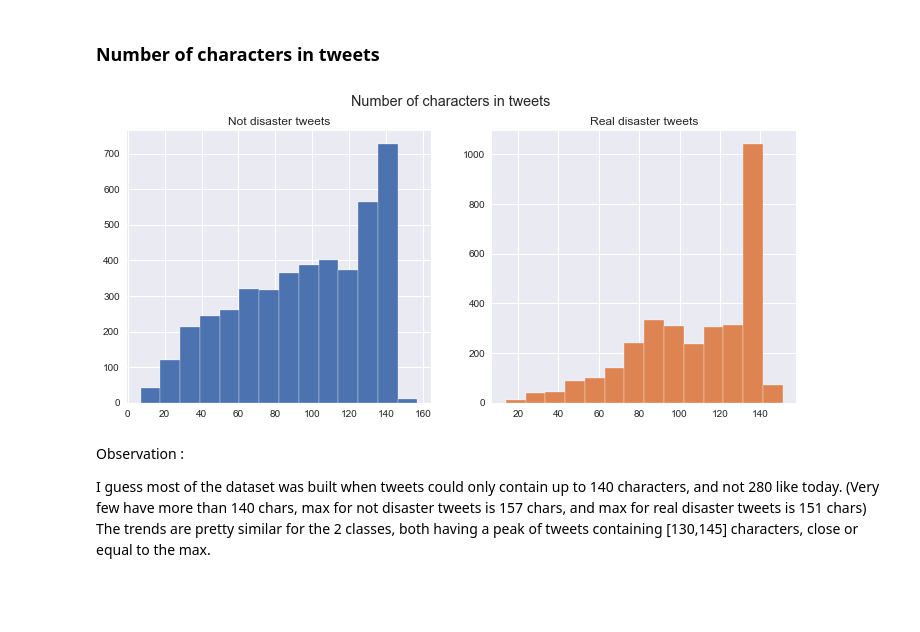
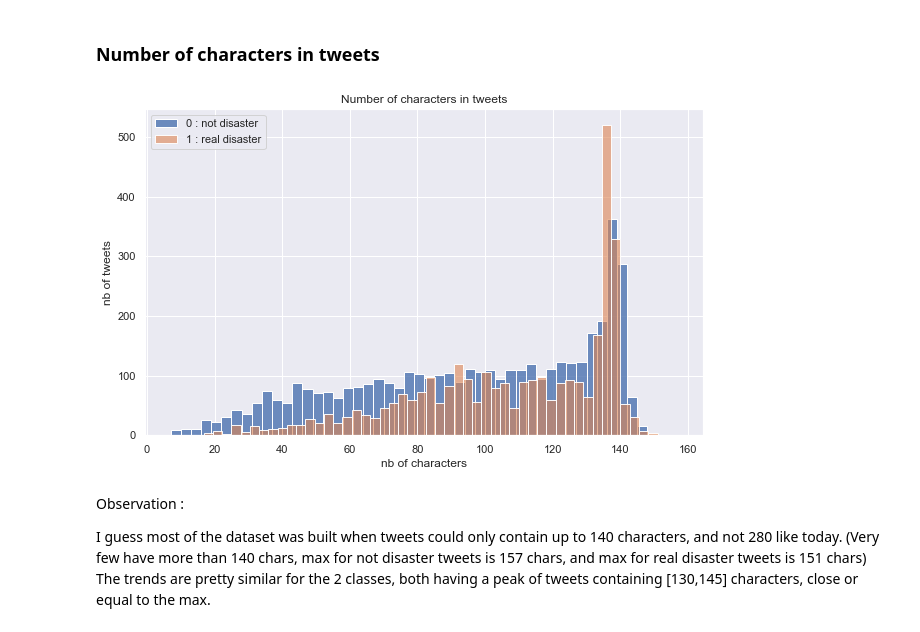
Before and after one commit to luisdossantos/disaster-tweets, a Jupyter notebook: disaster_tweets_prediction.ipynb, the cells around one changed output. Drawn from its saved outputs; the diff is of its cells as text; code cells hidden in the pictures; blank space fills up the shorter version.

```diff
--- a/disaster_tweets_prediction.ipynb
+++ b/disaster_tweets_prediction.ipynb
@@ -97,0 +170,17 @@ Amongst a total of 7613 tweets, 3271 are about a real disaster (0.43%), and 4342
+# %%
+df_train['target_mean'] = df_train.groupby('keyword')['target'].transform('mean')
+
+plt.figure(figsize=(8, 72))
+
+sns.countplot(y=df_train.sort_values(by='target_mean', ascending=False)['keyword'],
+              hue=df_train.sort_values(by='target_mean', ascending=False)['target'],
+              palette=customized_palette)
+
+plt.tick_params(axis='x', labelsize=13)
+plt.tick_params(axis='y', labelsize=12)
+plt.legend(loc=1)
+plt.title('Target Distribution in Keywords')
+
+plt.show()
+
+df_train.drop(columns=['target_mean'], inplace=True)
@@ -98,32 +189,26 @@ Amongst a total of 7613 tweets, 3271 are about a real disaster (0.43%), and 4342
 # %% [markdown]
 ### Number of characters in tweets
 # %%
-plt.style.use('seaborn')
-
-fig,(ax1,ax2)=plt.subplots(1,2,figsize=(12,5))
-
+plt.figure(figsize=(10,6))
 
 df_tweets_len = df_train[df_train['target']==0]['text'].apply(len) # we use the .apply() method, therefore vectorization, for computational time purposes
 
 # other method :
 # tweet_len=df_train[df_train['target']==0]['text'].str.len()
 
-ax1.hist(x=df_tweets_len,
-         bins=14,
-         color=customized_palette[0])
-ax1.set_title('Not disaster tweets')
+sns.histplot(x=df_tweets_len, bins=50, color=customized_palette[0], label='0 : not disaster', alpha=0.8)
 
 df_tweets_len = df_train[df_train['target']==1]['text'].apply(len)
 
-ax2.hist(x=df_tweets_len,
-         bins=14,
-         color=customized_palette[1])
-ax2.set_title('Real disaster tweets')
+sns.histplot(x=df_tweets_len, bins=50, color=customized_palette[1], label='1 : real disaster', alpha=0.6)
 
-fig.suptitle('Number of characters in tweets')
+plt.title('Number of characters in tweets')
+plt.xlabel('nb of characters')
+plt.ylabel('nb of tweets')
+plt.legend(loc='upper left')
 plt.show()
 # %% [output]
-[figure, old version]
+[figure, new version]
 # %% [markdown]
 Observation :
 
```
Also changed, not shown: parts of 47 cells of this notebook.
